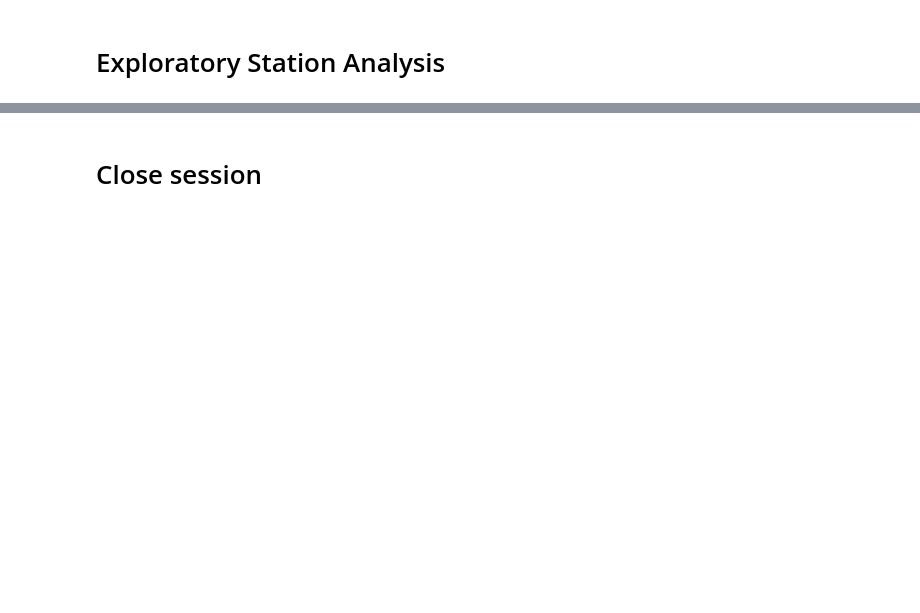
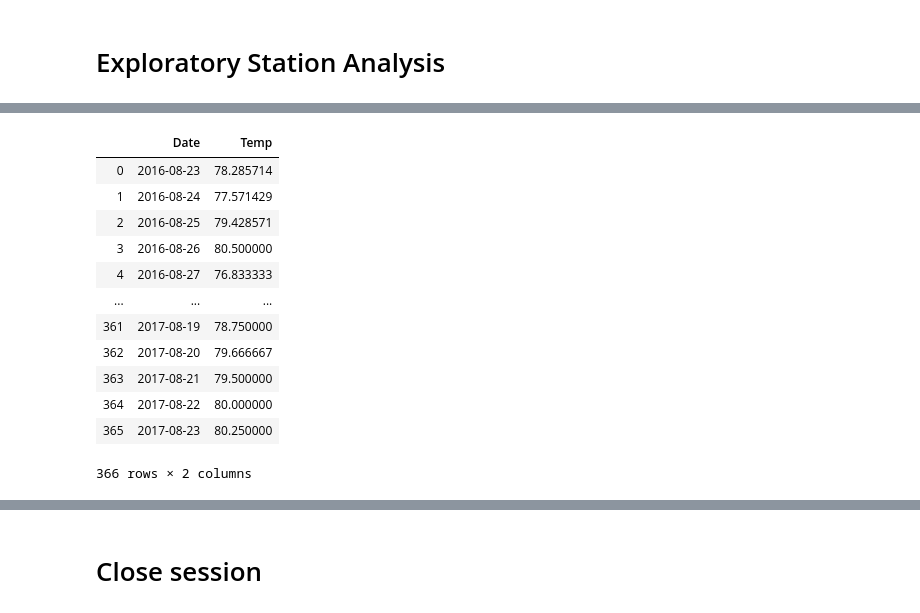
Before and after one commit to Jackelyneg/sqlalchemy-challenge, a Jupyter notebook: climate_starter.ipynb, the cells around one changed output, grey strips where cells are left out. Cells and saved outputs as stored; diff of their text form; code cells hidden in the pictures; blank space fills up the shorter version.

```diff
--- a/climate_starter.ipynb
+++ b/climate_starter.ipynb
@@ -138,0 +233,17 @@ prec_df.set_index("Date")
+# %%
+t_df = pd.DataFrame(t_averages, columns =['Date','Temp'])
+t_df
+# %% [output]
+|  | Date | Temp |
+| 0 | 2016-08-23 | 78.285714 |
+| 1 | 2016-08-24 | 77.571429 |
+| 2 | 2016-08-25 | 79.428571 |
+| 3 | 2016-08-26 | 80.500000 |
+| 4 | 2016-08-27 | 76.833333 |
+| ... | ... | ... |
+| 361 | 2017-08-19 | 78.750000 |
+| 362 | 2017-08-20 | 79.666667 |
+| 363 | 2017-08-21 | 79.500000 |
+| 364 | 2017-08-22 | 80.000000 |
+| 365 | 2017-08-23 | 80.250000 |
+366 rows × 2 columns
```
Also changed, not shown: parts of 13 cells of this notebook.
